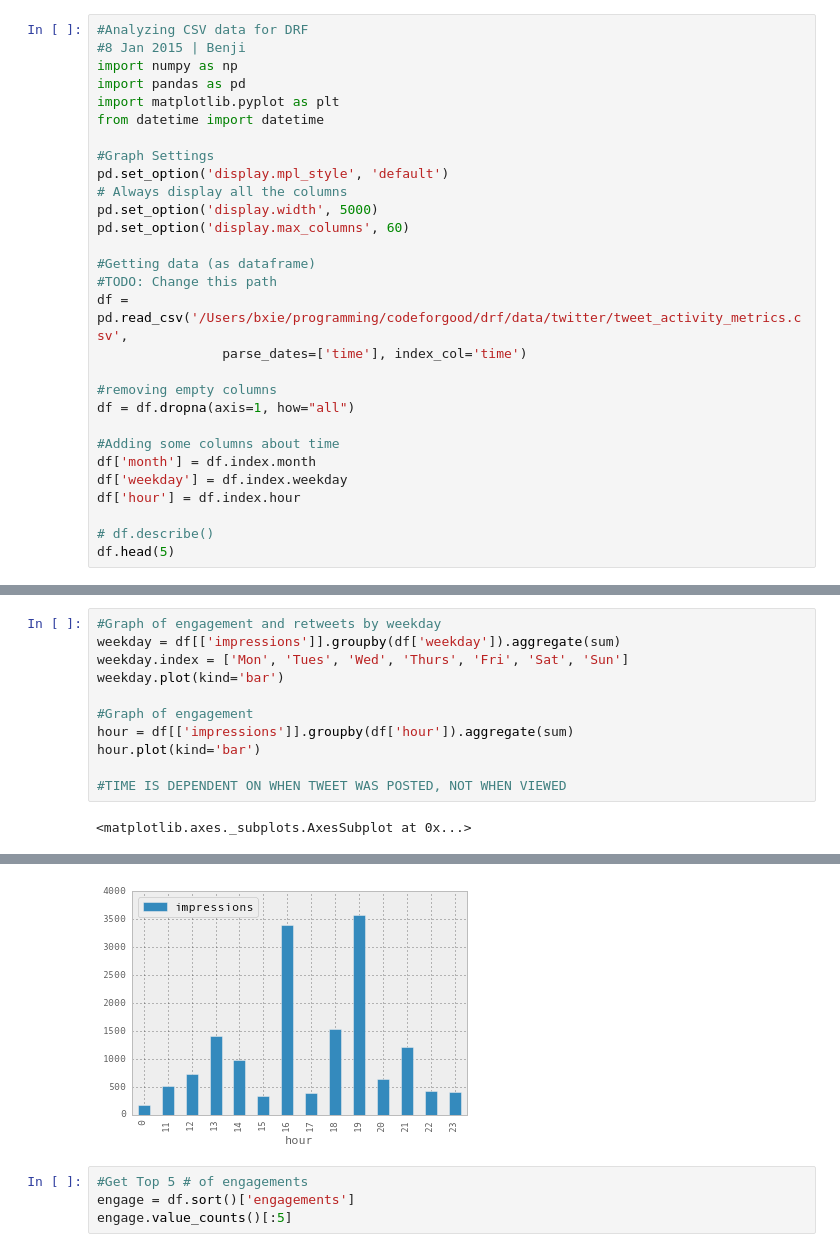
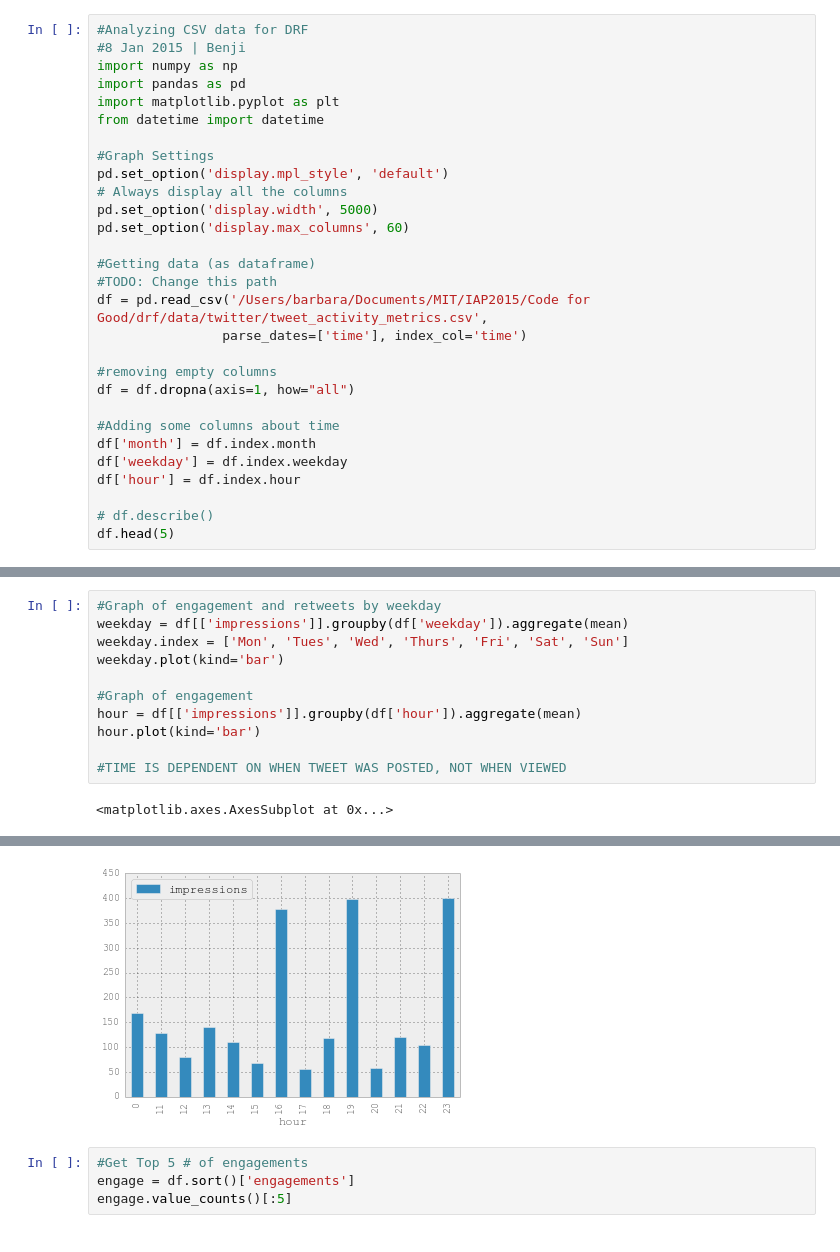
Before and after one commit to codeforgood2015/drf, a Jupyter notebook: notebooks/csv-data.ipynb, the cells around one changed output, grey strips where cells are left out. Cells and saved outputs as stored; diff of their text form.

```diff
--- a/notebooks/csv-data.ipynb
+++ b/notebooks/csv-data.ipynb
@@ -14,7 +14,7 @@ pd.set_option('display.max_columns', 60)
 
 #Getting data (as dataframe)
 #TODO: Change this path
-df = pd.read_csv('/Users/bxie/programming/codeforgood/drf/data/twitter/tweet_activity_metrics.csv',
+df = pd.read_csv('/Users/barbara/Documents/MIT/IAP2015/Code for Good/drf/data/twitter/tweet_activity_metrics.csv',
                 parse_dates=['time'], index_col='time')
 
 #removing empty columns
@@ -37,14 +37,14 @@ df.head(5)
 | 2014-12-20 12:46:00 | 546285432976048129 | https://twitter.com/DisabRightsFu... | Seven Steps To Friendship - http:... | 63 | 0 | 0.000000 | 0 | 0 | ... |
 # %%
 #Graph of engagement and retweets by weekday
-weekday = df[['impressions']].groupby(df['weekday']).aggregate(sum)
+weekday = df[['impressions']].groupby(df['weekday']).aggregate(mean)
 weekday.index = ['Mon', 'Tues', 'Wed', 'Thurs', 'Fri', 'Sat', 'Sun']
 weekday.plot(kind='bar')
 
 #Graph of engagement
-hour = df[['impressions']].groupby(df['hour']).aggregate(sum)
+hour = df[['impressions']].groupby(df['hour']).aggregate(mean)
 hour.plot(kind='bar')
 
 #TIME IS DEPENDENT ON WHEN TWEET WAS POSTED, NOT WHEN VIEWED
 # %% [output]
-<matplotlib.axes._subplots.AxesSubplot at 0x...>
+<matplotlib.axes.AxesSubplot at 0x...>
@@ -52,4 +52,4 @@ hour.plot(kind='bar')
-[figure, old version]
+[figure, new version]
 # %%
 #Get Top 5 # of engagements
 engage = df.sort()['engagements']
```
Also changed, not shown: parts of 1 cell of this notebook, 1 other file.
